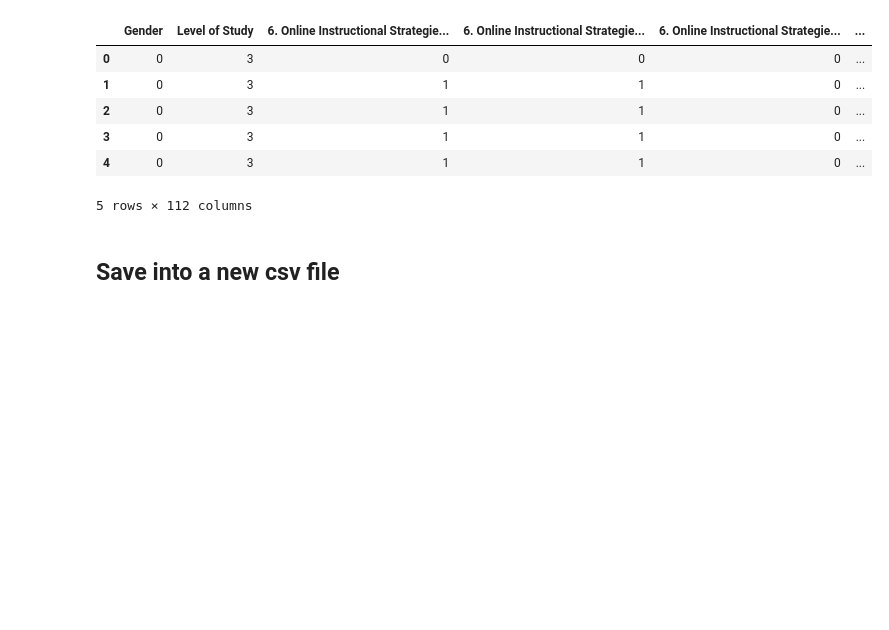
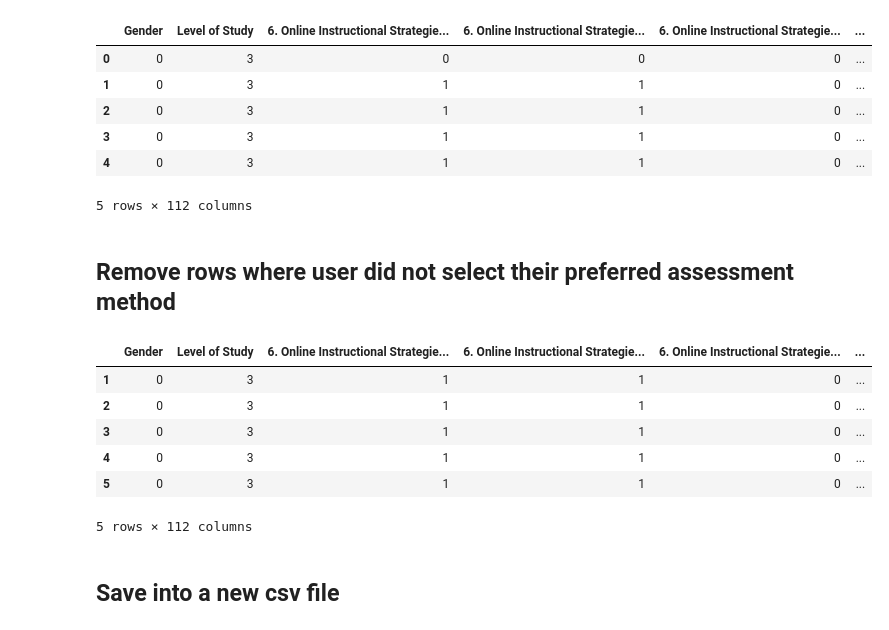
Before and after one commit to JasmineChong/online-assessment-classification, a Jupyter notebook: data_encoding.ipynb, the cells around one changed output. Drawn from its saved outputs; the diff is of its cells as text; code cells hidden in the pictures; blank space fills up the shorter version.

```diff
--- a/data_encoding.ipynb
+++ b/data_encoding.ipynb
@@ -271,6 +271,40 @@ df.head()
 | 3 | 0 | 3 | 1 | 1 | 0 | ... |
 | 4 | 0 | 3 | 1 | 1 | 0 | ... |
 5 rows × 112 columns
+# %% [markdown]
+## Remove rows where user did not select their preferred assessment method
+# %%
+columns_to_check = [
+    '6. Online Instructional Strategies/Assessment [Demonstration]',
+    '6. Online Instructional Strategies/Assessment [Digital Lab Experiments]',
+    '6. Online Instructional Strategies/Assessment [Forum]',
+    '6. Online Instructional Strategies/Assessment [Case Study]',
+    '6. Online Instructional Strategies/Assessment [Concept Mapping]',
+    '6. Online Instructional Strategies/Assessment [Real Time Online Exam]',
+    '6. Online Instructional Strategies/Assessment [Individual Project/Assignment]',
+    '6. Online Instructional Strategies/Assessment [Group Project/Assignment]',
+    '6. Online Instructional Strategies/Assessment [Online Quiz/Test - MCQ]',
+    '6. Online Instructional Strategies/Assessment [Online Quiz/Test - Essay]',
+    '6. Online Instructional Strategies/Assessment [Online Quiz/Test - Open Book]',
+    '6. Online Instructional Strategies/Assessment [Peer Review Assessment Live Presentation]',
+    '6. Online Instructional Strategies/Assessment [Recorded Presentation]'
+]
+
+# Check if all values in the specified columns are equal to 0
+rows_to_drop = df[df[columns_to_check].eq(0).all(axis=1)]
+
+# Drop the rows
+df = df.drop(rows_to_drop.index)
+
+df.head()
+# %% [output]
+|  | Gender | Level of Study | 6. Online Instructional Strategie... | 6. Online Instructional Strategie... | 6. Online Instructional Strategie... | ... |
+| 1 | 0 | 3 | 1 | 1 | 0 | ... |
+| 2 | 0 | 3 | 1 | 1 | 0 | ... |
+| 3 | 0 | 3 | 1 | 1 | 0 | ... |
+| 4 | 0 | 3 | 1 | 1 | 0 | ... |
+| 5 | 0 | 3 | 1 | 1 | 0 | ... |
+5 rows × 112 columns
 # %% [markdown]
 ## Save into a new csv file
 # %%
```
Also changed, not shown: 11 other files.
